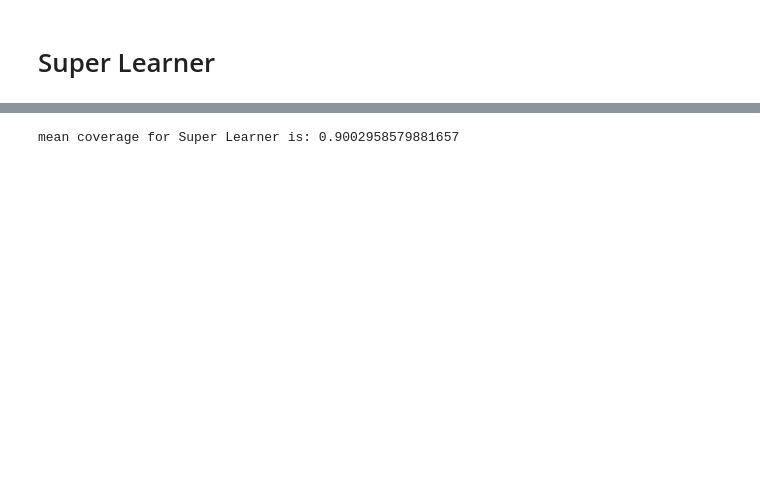
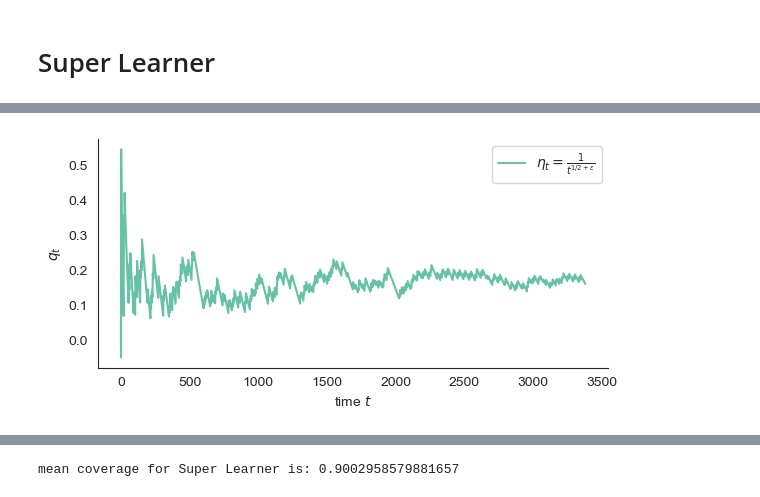
Before and after one commit to victorianian610/Online-Conformal-Prediction-with-SuperLearning-, a Jupyter notebook: elec2_sl.ipynb, the cells around one changed output, grey strips where cells are left out. Saved outputs shown, nothing was run; the diff lists cells and outputs as text; code cells hidden in the pictures; blank space fills up the shorter version.

```diff
--- a/elec2_sl.ipynb
+++ b/elec2_sl.ipynb
@@ -694,0 +655,86 @@ Meta-learner weights: [0.4082056  0.40071987 0.19107453]
+# %%
+from sklearn.model_selection import TimeSeriesSplit
+from scipy.optimize import minimize
+import numpy as np
+
+tinit = 100
+y_true = elec_y[tinit:]
+
+# --- Base learners (ELEC2 setup) ---
+# NOTE: these functions should return predictions on any given subset of the data,
+# not trained once on the whole dataset.
+def base_preds(train_idx, val_idx):
+    """Fit base learners on train_idx and predict on val_idx."""
+    y_tr, X_tr_ar2 = elec_y[train_idx], elec_lag[train_idx, :2]
+    _, X_va_ar2 = elec_y[val_idx], elec_lag[val_idx, :2]
+
+    y_tr, X_tr_ar2cov = elec_y[train_idx], np.column_stack([elec_lag[train_idx, :2], elec_x[train_idx, 0]])
+    _, X_va_ar2cov = elec_y[val_idx], np.column_stack([elec_lag[val_idx, :2], elec_x[val_idx, 0]])
+
+    y_tr, X_tr_cov = elec_y[train_idx], elec_x[train_idx, :]
+    _, X_va_cov = elec_y[val_idx], elec_x[val_idx, :]
+
+    # Each get_preds should fit a model on (y_tr, X_tr_*) and return preds on X_va_*
+    pred_ar2     = get_preds(elec_y, elec_lag[:, :2], tinit=tinit)[val_idx]
+    pred_ar2_cov = get_preds(elec_y, np.column_stack([elec_lag[:, :2], elec_x[:, 0]]), tinit=tinit)[val_idx]
+    pred_cov     = get_preds(elec_y, elec_x, tinit=tinit)[val_idx]
+
+    return np.column_stack([pred_ar2, pred_ar2_cov, pred_cov])
+
+# --- Cross-validation setup ---
+n_splits = 5
+tscv = TimeSeriesSplit(n_splits=n_splits)
+
+# --- Optimize convex weights ---
+def optimize_weights(X, y, alpha1=0.0, alpha2=0.0):
+    init_phi = np.ones(X.shape[1]) / X.shape[1]
+
+    def mse_loss(phi):
+        y_pred = X @ phi
+        mse = np.mean((y - y_pred) ** 2)
+        l1 = alpha1 * np.sum(np.abs(phi))
+        l2 = alpha2 * np.sum(phi**2)
+        return mse + l1 + l2
+
+    constraints = [{'type': 'eq', 'fun': lambda phi: np.sum(phi) - 1}]
+    bounds = [(0, 1)] * X.shape[1]
+    result = minimize(mse_loss, init_phi, bounds=bounds, constraints=constraints)
+    return result.x
+
+# --- Collect OOF base learner predictions ---
+meta_features = np.full((len(y_true), 3), np.nan)
+
+for fold, (train_idx, val_idx) in enumerate(tscv.split(y_true)):
+    print(f"Fold {fold}: train={len(train_idx)}, val={len(val_idx)}")
+
+    # Get base learner OOF predictions for this fold
+    preds_val = base_preds(train_idx, val_idx)
+    meta_features[val_idx, :] = preds_val
+
+# --- Drop any NaNs (first folds if insufficient history) ---
+valid_rows = ~np.isnan(meta_features).any(axis=1)
+X_meta_cv = meta_features[valid_rows]
+y_meta_cv = y_true[valid_rows]
+
+# --- Optimize weights globally using OOF base predictions ---
+meta_weights = optimize_weights(X_meta_cv, y_meta_cv)
+print("Final meta-learner weights:", meta_weights)
+
+# --- Final Super Learner ---
+# Refit base learners on full training data
+y_pred_ar2     = get_preds(elec_y, elec_lag[:, :2], tinit=tinit)
+y_pred_ar2_cov = get_preds(elec_y, np.column_stack([elec_lag[:, :2], elec_x[:, 0]]), tinit=tinit)
+y_pred_cov     = get_preds(elec_y, elec_x, tinit=tinit)
+
+X_meta_full = np.column_stack([y_pred_ar2, y_pred_ar2_cov, y_pred_cov])
+super_preds = X_meta_full @ meta_weights
+
+# --- Evaluate ---
+super_met = compute_coverage_metrics(
+    y_true, super_preds,
+    alpha=0.1, epsilon=0.1, W=1000, C=1
+)
+
+plot_coverage_results(super_met, alpha=0.1, W=1000)
+CI_sl_decaying = super_met['q_decaying'] * 2
+# %% [output]
@@ -694,0 +747 @@ Meta-learner weights: [0.4082056  0.40071987 0.19107453]
+[figure, added]
```
Also changed, not shown: parts of 11 cells of this notebook.
